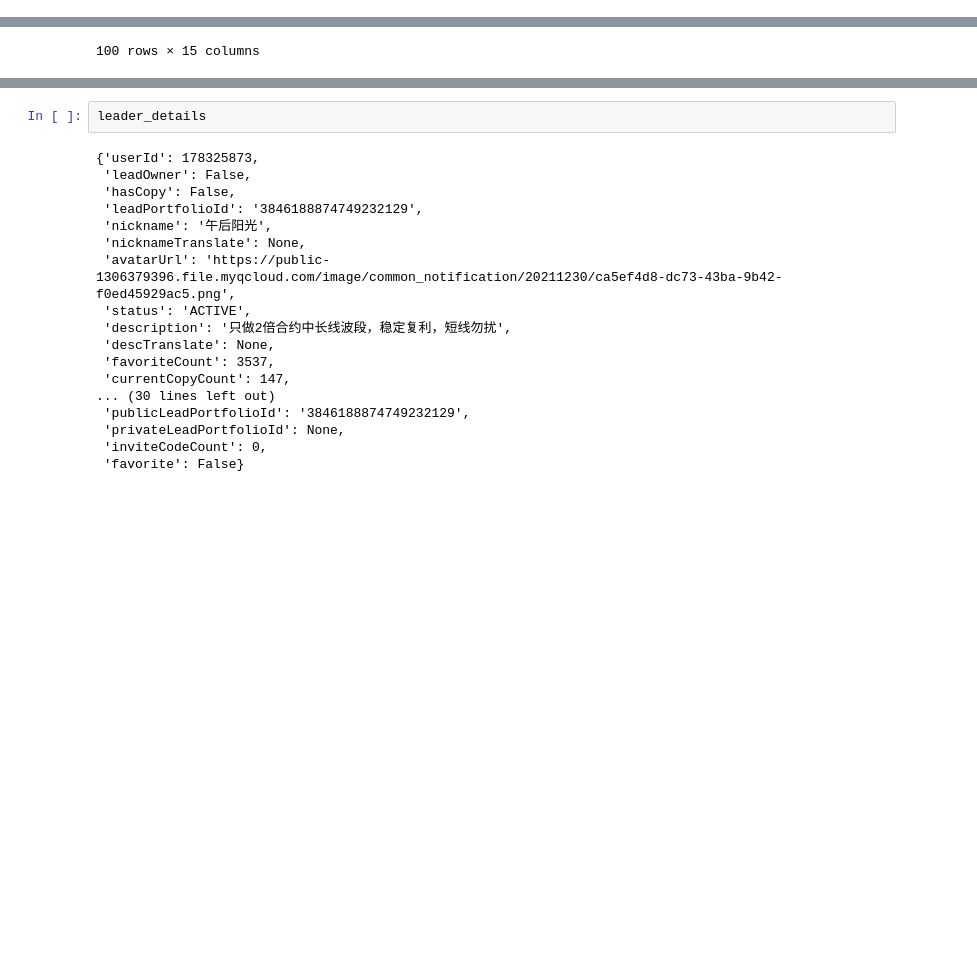
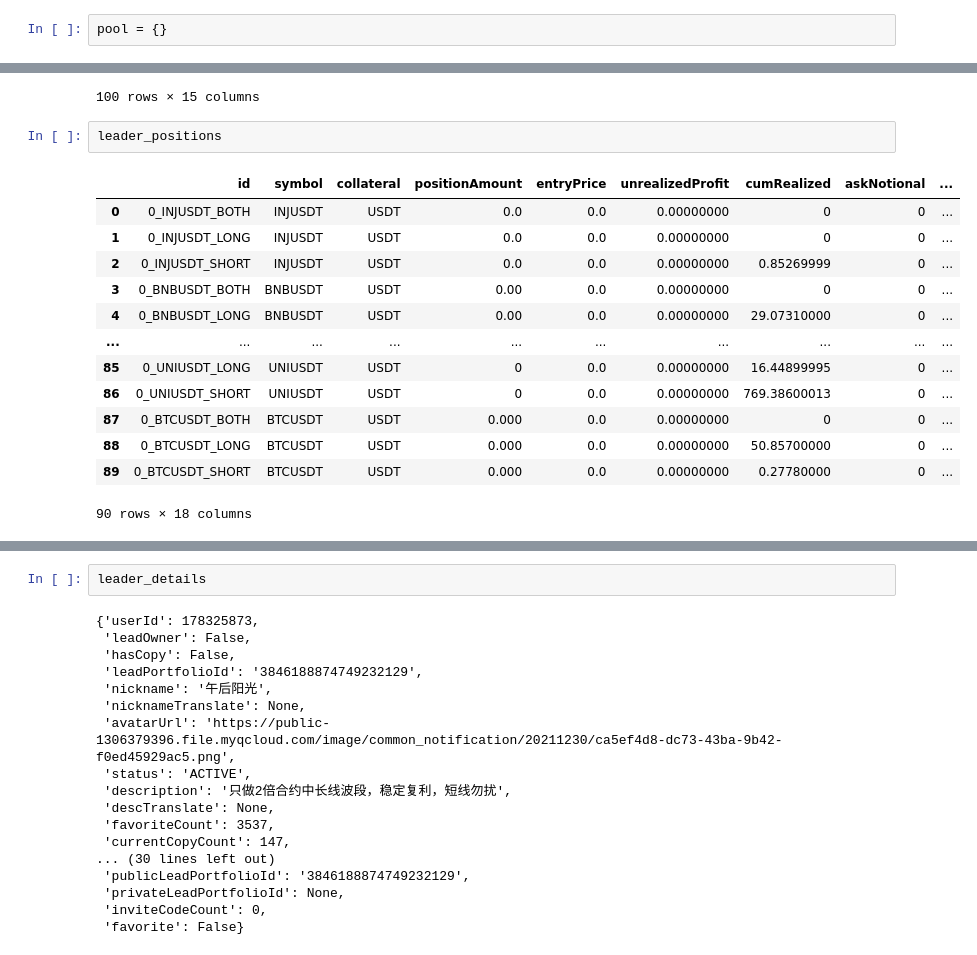
Before and after one commit to thibgl/copy, a Jupyter notebook: back/test.ipynb, the cells around one changed output, grey strips where cells are left out. Saved outputs shown, nothing was run; the diff lists cells and outputs as text; blank space fills up the shorter version.

```diff
--- a/back/test.ipynb
+++ b/back/test.ipynb
@@ -127,0 +399,2 @@ async def fetch_pages(leaderId, endpointType, params={}, page_number=None, resul
+# %%
+pool = {}
@@ -185,4 +669,20 @@ leader_position_history
 | 98 | 9450605 | ETHUSDT | UM | 1707209329727 | 1.707565e+12 | 2334.502083 | 2476.586570 | 19930.475049 | 140.272 | ... |
 | 99 | 9450427 | ETHUSDT | UM | 1707209191434 | 1.707209e+12 | 2331.778813 | 2332.502263 | 1022.538539 | 1413.420 | ... |
 100 rows × 15 columns
+# %%
+leader_positions
+# %% [output]
+|  | id | symbol | collateral | positionAmount | entryPrice | unrealizedProfit | cumRealized | askNotional | ... |
+| 0 | 0_INJUSDT_BOTH | INJUSDT | USDT | 0.0 | 0.0 | 0.00000000 | 0 | 0 | ... |
+| 1 | 0_INJUSDT_LONG | INJUSDT | USDT | 0.0 | 0.0 | 0.00000000 | 0 | 0 | ... |
+| 2 | 0_INJUSDT_SHORT | INJUSDT | USDT | 0.0 | 0.0 | 0.00000000 | 0.85269999 | 0 | ... |
+| 3 | 0_BNBUSDT_BOTH | BNBUSDT | USDT | 0.00 | 0.0 | 0.00000000 | 0 | 0 | ... |
+| 4 | 0_BNBUSDT_LONG | BNBUSDT | USDT | 0.00 | 0.0 | 0.00000000 | 29.07310000 | 0 | ... |
+| ... | ... | ... | ... | ... | ... | ... | ... | ... | ... |
+| 85 | 0_UNIUSDT_LONG | UNIUSDT | USDT | 0 | 0.0 | 0.00000000 | 16.44899995 | 0 | ... |
+| 86 | 0_UNIUSDT_SHORT | UNIUSDT | USDT | 0 | 0.0 | 0.00000000 | 769.38600013 | 0 | ... |
+| 87 | 0_BTCUSDT_BOTH | BTCUSDT | USDT | 0.000 | 0.0 | 0.00000000 | 0 | 0 | ... |
+| 88 | 0_BTCUSDT_LONG | BTCUSDT | USDT | 0.000 | 0.0 | 0.00000000 | 50.85700000 | 0 | ... |
+| 89 | 0_BTCUSDT_SHORT | BTCUSDT | USDT | 0.000 | 0.0 | 0.00000000 | 0.27780000 | 0 | ... |
+90 rows × 18 columns
 # %%
```
Also changed, not shown: parts of 28 cells of this notebook.
